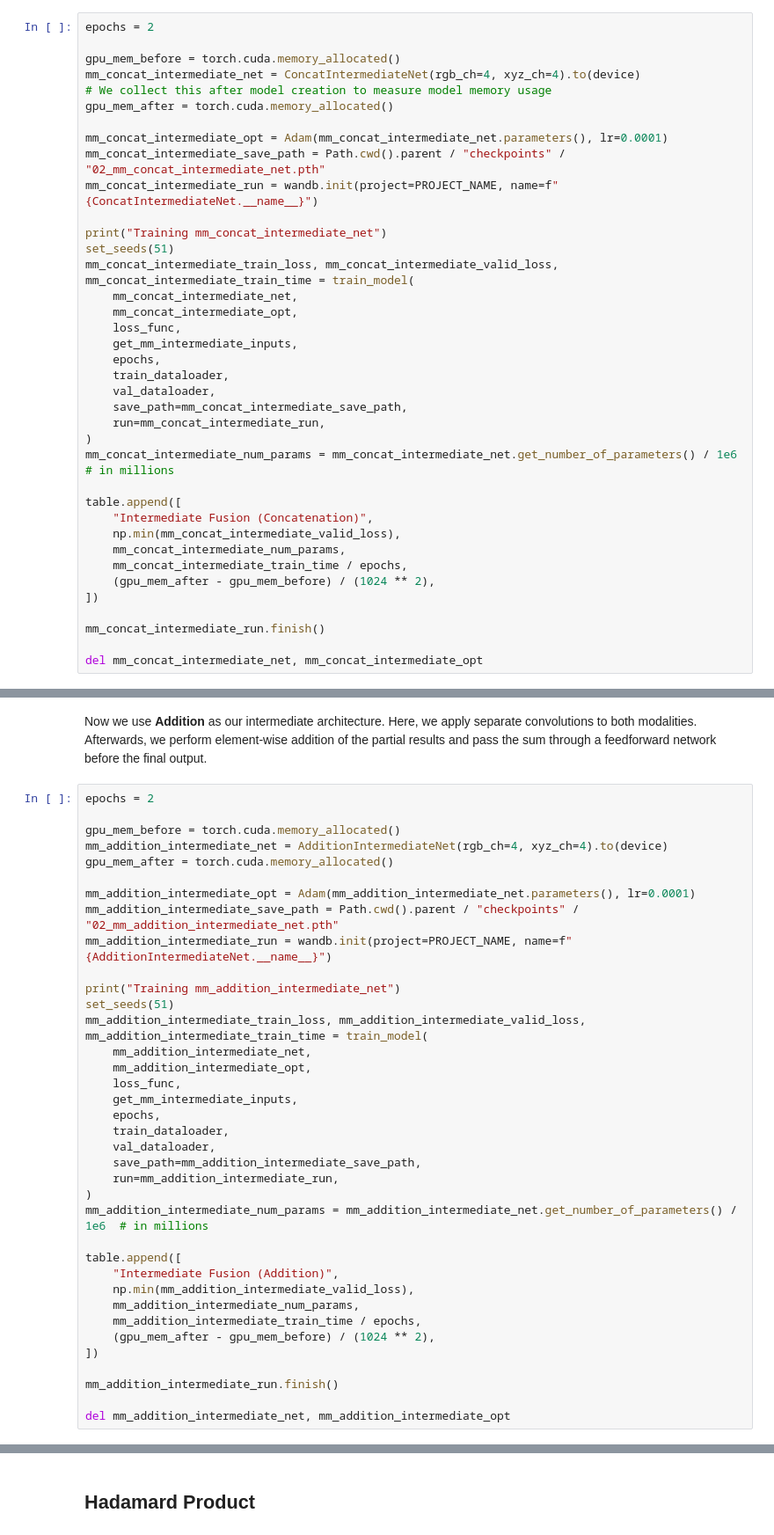
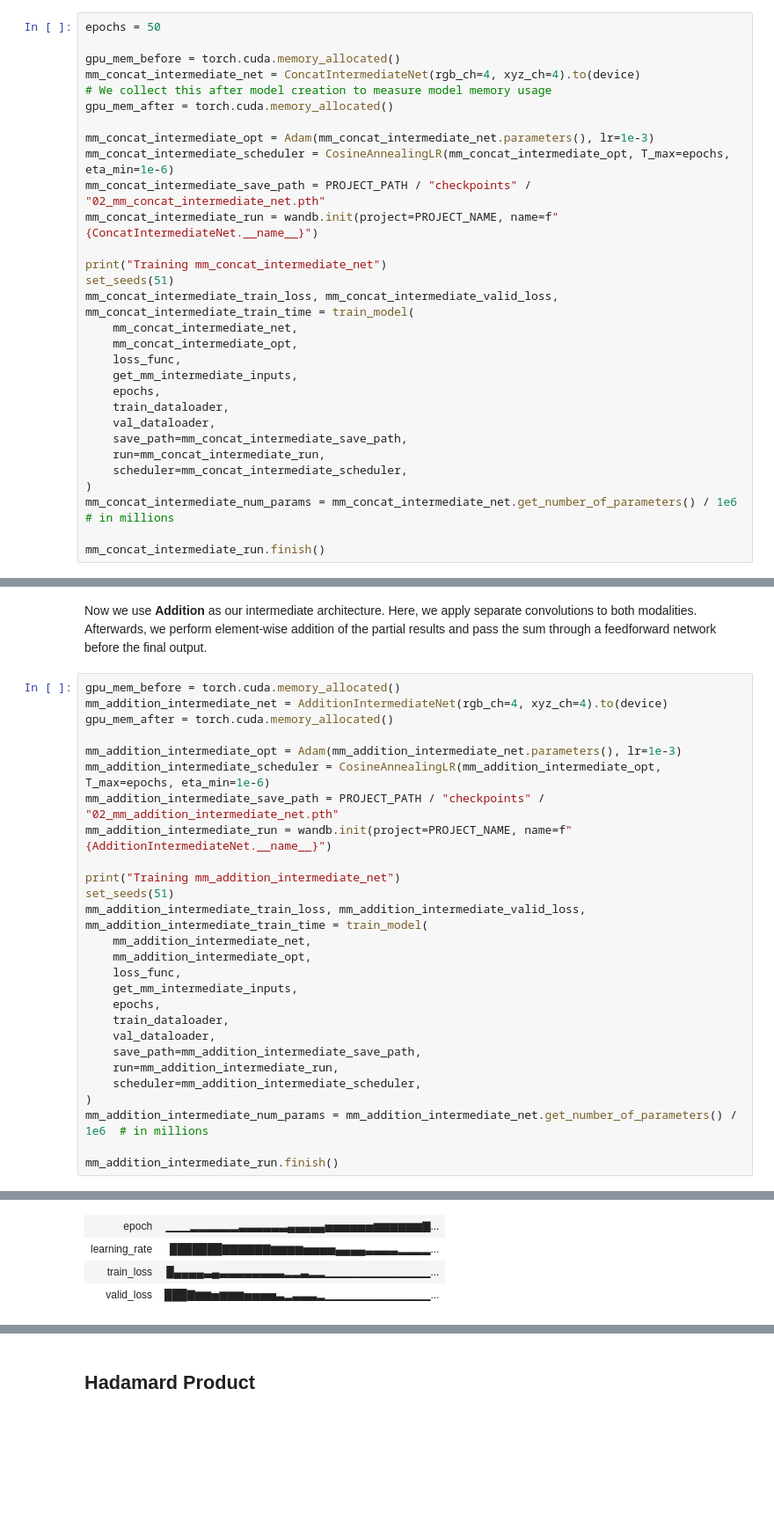
Before and after one commit to CarloColumbo/CILP-Assessment-Multimodal-Learning, a Jupyter notebook: notebooks/02_fusion_comparison.ipynb, the cells around one changed output, grey strips where cells are left out. Shown at 88% size. Saved outputs shown, nothing was run; the diff lists cells and outputs as text; blank space fills up the shorter version.

```diff
--- a/notebooks/02_fusion_comparison.ipynb
+++ b/notebooks/02_fusion_comparison.ipynb
@@ -135,15 +203,16 @@ For training, we need to define the input format of a batch. For all intermediat
 # %% [markdown]
 Our first intermediate architecture uses **Concatenation**. Here, we use separate convolutions for both modalities. Afterwards, we concatenate the results and pass them through a feedforward network before the final output.
 # %%
-epochs = 2
+epochs = 50
 
 gpu_mem_before = torch.cuda.memory_allocated()
 mm_concat_intermediate_net = ConcatIntermediateNet(rgb_ch=4, xyz_ch=4).to(device)
 # We collect this after model creation to measure model memory usage
 gpu_mem_after = torch.cuda.memory_allocated()
 
-mm_concat_intermediate_opt = Adam(mm_concat_intermediate_net.parameters(), lr=0.0001)
-mm_concat_intermediate_save_path = Path.cwd().parent / "checkpoints" / "02_mm_concat_intermediate_net.pth"
+mm_concat_intermediate_opt = Adam(mm_concat_intermediate_net.parameters(), lr=1e-3)
+mm_concat_intermediate_scheduler = CosineAnnealingLR(mm_concat_intermediate_opt, T_max=epochs, eta_min=1e-6)
+mm_concat_intermediate_save_path = PROJECT_PATH / "checkpoints" / "02_mm_concat_intermediate_net.pth"
 mm_concat_intermediate_run = wandb.init(project=PROJECT_NAME, name=f"{ConcatIntermediateNet.__name__}")
 
 print("Training mm_concat_intermediate_net")
@@ -158,18 +227,9 @@ mm_concat_intermediate_train_loss, mm_concat_intermediate_valid_loss, mm_concat_
     val_dataloader,
     save_path=mm_concat_intermediate_save_path,
     run=mm_concat_intermediate_run,
+    scheduler=mm_concat_intermediate_scheduler,
 )
 mm_concat_intermediate_num_params = mm_concat_intermediate_net.get_number_of_parameters() / 1e6  # in millions
 
-table.append([
-    "Intermediate Fusion (Concatenation)",
-    np.min(mm_concat_intermediate_valid_loss),
-    mm_concat_intermediate_num_params,
-    mm_concat_intermediate_train_time / epochs,
-    (gpu_mem_after - gpu_mem_before) / (1024 ** 2),
-])
-
 mm_concat_intermediate_run.finish()
-
-del mm_concat_intermediate_net, mm_concat_intermediate_opt
 # %% [output]
@@ -195,14 +281,13 @@ Run summary:
 # %% [markdown]
 Now we use **Addition** as our intermediate architecture. Here, we apply separate convolutions to both modalities. Afterwards, we perform element-wise addition of the partial results and pass the sum through a feedforward network before the final output.
 # %%
-epochs = 2
-
 gpu_mem_before = torch.cuda.memory_allocated()
 mm_addition_intermediate_net = AdditionIntermediateNet(rgb_ch=4, xyz_ch=4).to(device)
 gpu_mem_after = torch.cuda.memory_allocated()
 
-mm_addition_intermediate_opt = Adam(mm_addition_intermediate_net.parameters(), lr=0.0001)
-mm_addition_intermediate_save_path = Path.cwd().parent / "checkpoints" / "02_mm_addition_intermediate_net.pth"
+mm_addition_intermediate_opt = Adam(mm_addition_intermediate_net.parameters(), lr=1e-3)
+mm_addition_intermediate_scheduler = CosineAnnealingLR(mm_addition_intermediate_opt, T_max=epochs, eta_min=1e-6)
+mm_addition_intermediate_save_path = PROJECT_PATH / "checkpoints" / "02_mm_addition_intermediate_net.pth"
 mm_addition_intermediate_run = wandb.init(project=PROJECT_NAME, name=f"{AdditionIntermediateNet.__name__}")
 
 print("Training mm_addition_intermediate_net")
@@ -217,18 +302,9 @@ mm_addition_intermediate_train_loss, mm_addition_intermediate_valid_loss, mm_add
     val_dataloader,
     save_path=mm_addition_intermediate_save_path,
     run=mm_addition_intermediate_run,
+    scheduler=mm_addition_intermediate_scheduler,
 )
 mm_addition_intermediate_num_params = mm_addition_intermediate_net.get_number_of_parameters() / 1e6  # in millions
 
-table.append([
-    "Intermediate Fusion (Addition)",
-    np.min(mm_addition_intermediate_valid_loss),
-    mm_addition_intermediate_num_params,
-    mm_addition_intermediate_train_time / epochs,
-    (gpu_mem_after - gpu_mem_before) / (1024 ** 2),
-])
-
 mm_addition_intermediate_run.finish()
-
-del mm_addition_intermediate_net, mm_addition_intermediate_opt
 # %% [output]
@@ -244,0 +321,4 @@ All random seeds set to 51 for reproducibility
+| epoch | ▁▁▁▂▂▂▂▂▂▃▃▃▃▃▃▄▄▄▄▄▅▅▅▅▅▅▆▆▆▆▆▆▇... |
+| learning_rate | ███████▇▇▇▇▇▇▆▆▆▆▅▅▅▅▄▄▄▄▃▃▃▃▂▂▂▂... |
+| train_loss | █▄▄▄▄▃▄▃▃▃▃▃▃▃▃▂▂▃▂▂▁▁▁▁▁▁▁▁▁▁▁▁▁... |
+| valid_loss | ███▇▆▆▅▆▆▆▅▅▅▅▃▂▃▃▃▂▁▁▁▁▁▁▁▁▁▁▁▁▁... |
```
Also changed, not shown: parts of 33 cells of this notebook, 6 other files.
